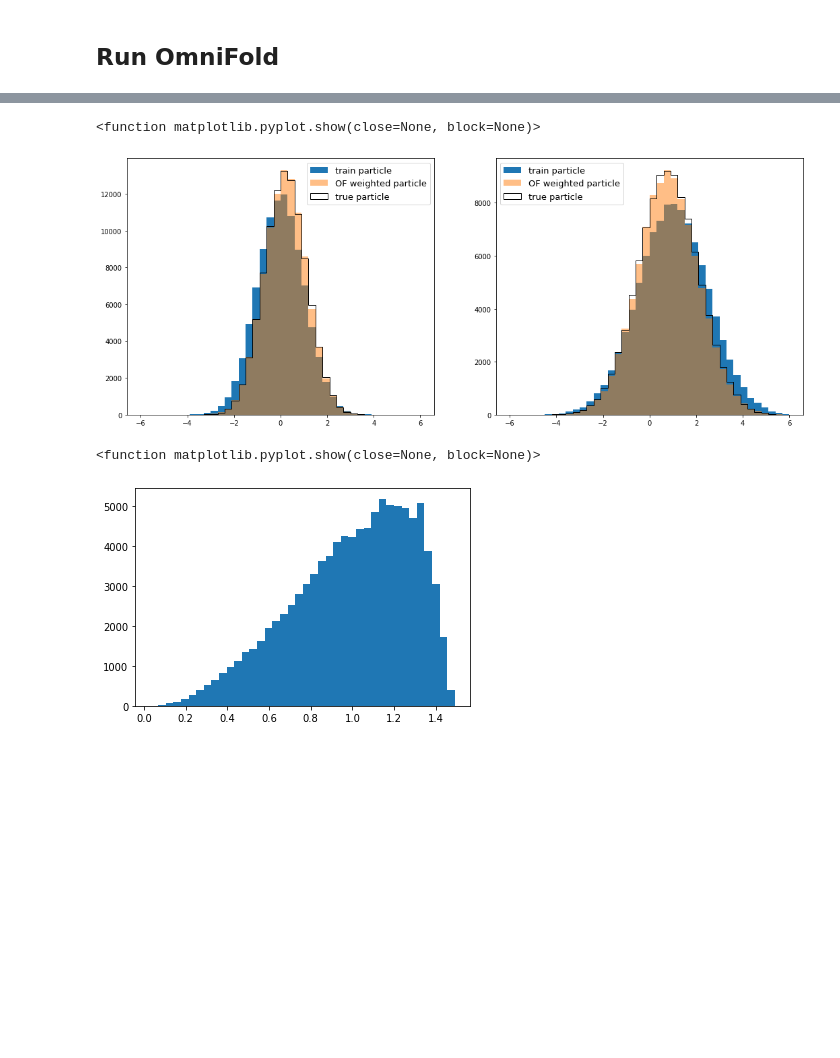
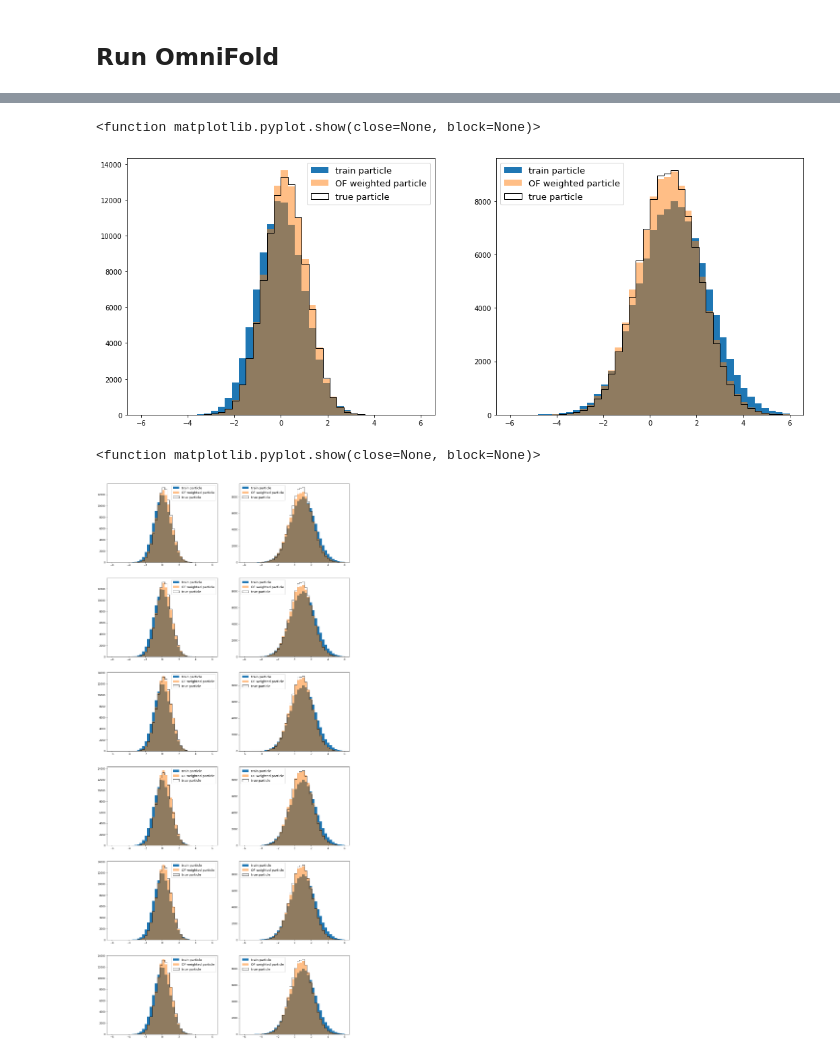
Before and after one commit to owen234/omnifold-testing1, a Jupyter notebook: toy_study1a.ipynb, the cells around one changed output, grey strips where cells are left out. Cells and saved outputs as stored; diff of their text form; code cells hidden in the pictures; blank space fills up the shorter version.

```diff
--- a/toy_study1a.ipynb
+++ b/toy_study1a.ipynb
@@ -231,7 +284,7 @@ hbins=40
 
 
 ax[0].hist( train_pts[:,0], bins=hbins, range=[hmin,hmax], label='train particle' )
-ax[0].hist( train_pts[:,0], weights=of_weights[3,0,:], bins=hbins, range=[hmin,hmax], label='OF weighted particle', alpha=0.5 )
+ax[0].hist( train_pts[:,0], weights=of_weights[3,1,:], bins=hbins, range=[hmin,hmax], label='OF weighted particle', alpha=0.5 )
 ax[0].hist( true_pts[:,0], bins=hbins, range=[hmin,hmax], label='true particle', histtype='step', color='black' )
 
 ax[1].hist( train_pts[:,1], bins=hbins, range=[hmin,hmax], label='train particle' )
@@ -247,10 +300,35 @@ ax[1].legend(loc='best', fontsize=13)
 plt.show
 # %% [output]
 <function matplotlib.pyplot.show(close=None, block=None)>
-[figure, old version]
+[figure, new version]
-# %%
-plt.hist( of_weights[3,0,:], bins=40)
-plt.show
-# %% [output]
-<function matplotlib.pyplot.show(close=None, block=None)>
-[figure, removed]
+# %%
+
+
+fig,ax = plt.subplots( of_niter, 2, figsize=(18,7*of_niter))
+
+hmin=-6
+hmax=6
+hbins=40
+
+
+
+for ofi in range(0,of_niter) :
+
+    ax[ofi][0].hist( train_pts[:,0], bins=hbins, range=[hmin,hmax], label='train particle' )
+    ax[ofi][0].hist( train_pts[:,0], weights=of_weights[ofi,1,:], bins=hbins, range=[hmin,hmax], label='OF weighted particle', alpha=0.5 )
+    ax[ofi][0].hist( true_pts[:,0], bins=hbins, range=[hmin,hmax], label='true particle', histtype='step', color='black' )
+
+    ax[ofi][1].hist( train_pts[:,1], bins=hbins, range=[hmin,hmax], label='train particle' )
+    ax[ofi][1].hist( train_pts[:,1], weights=of_weights[ofi,1,:], bins=hbins, range=[hmin,hmax], label='OF weighted particle', alpha=0.5 )
+    ax[ofi][1].hist( true_pts[:,1], bins=hbins, range=[hmin,hmax], label='true particle', histtype='step', color='black' )
+
+
+    ax[ofi][0].legend(loc='best', fontsize=13)
+    ax[ofi][1].legend(loc='best', fontsize=13)
+
+
+
+plt.show
+# %% [output]
+<function matplotlib.pyplot.show(close=None, block=None)>
+[figure, added]
```
Also changed, not shown: parts of 16 cells of this notebook, 1 other file.
